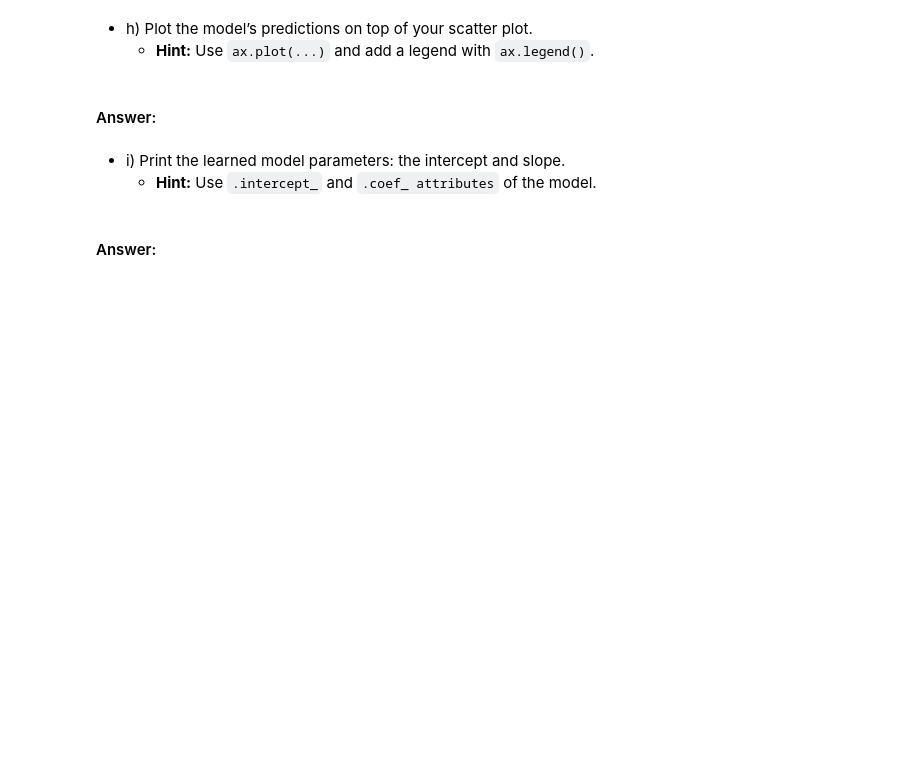
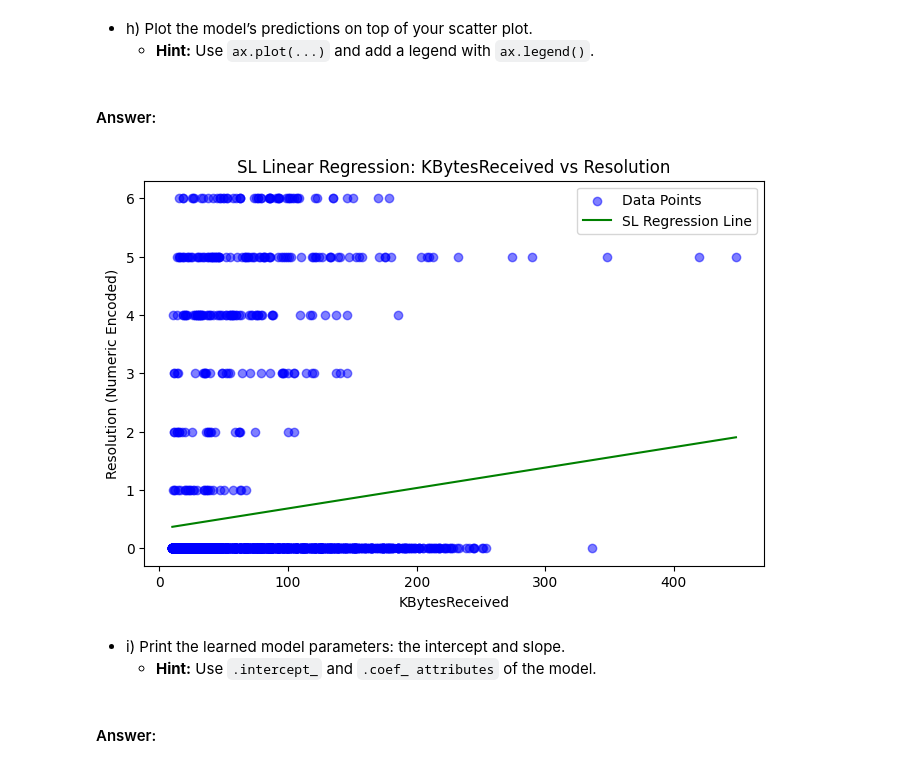
Before and after one commit to tvtrungg/MADRE-SU, a Jupyter notebook: TP1/tp1_regression.ipynb, the cells around one changed output. Drawn from its saved outputs; the diff is of its cells as text; code cells hidden in the pictures; blank space fills up the shorter version.

```diff
--- a/TP1/tp1_regression.ipynb
+++ b/TP1/tp1_regression.ipynb
@@ -608,6 +824,7 @@ We'll use **Ordinary Least Squares (OLS)** — the most common type of linear re
 #### Answer:
 # %%
 ## TODO:
+model = LinearRegression()
 # %% [markdown]
 * f) Fit the model using your full dataset.
     * **Hint:** Use `.fit(...)`.
@@ -615,3 +832,4 @@ We'll use **Ordinary Least Squares (OLS)** — the most common type of linear re
 #### Answer:
 # %%
 ## TODO:
+model.fit(X, y)
@@ -622,6 +842,8 @@ We'll use **Ordinary Least Squares (OLS)** — the most common type of linear re
 #### Answer:
 # %%
 ## TODO:
+x_range = np.linspace(X['KBytesReceived'].min(), X['KBytesReceived'].max(), 100).reshape(-1, 1)  # 2D for predict
+y_pred_range = model.predict(x_range)
 # %% [markdown]
 * h) Plot the model’s predictions on top of your scatter plot.
     * **Hint:** Use `ax.plot(...)` and add a legend with `ax.legend()`.
@@ -629,6 +851,16 @@ We'll use **Ordinary Least Squares (OLS)** — the most common type of linear re
 #### Answer:
 # %%
 ## TODO:
+plt.figure(figsize=(8, 5))
+plt.scatter(X['KBytesReceived'], y, color='blue', alpha=0.5, label='Data Points')  # Scatter từ data
+plt.plot(x_range, y_pred_range, color='green', label='SL Regression Line')  # Line từ predictions
+plt.xlabel("KBytesReceived")
+plt.ylabel("Resolution (Numeric Encoded)")
+plt.title("SL Linear Regression: KBytesReceived vs Resolution")
+plt.legend()
+plt.show()
+# %% [output]
+[figure, added]
 # %% [markdown]
 * i) Print the learned model parameters: the intercept and slope.
     * **Hint:** Use `.intercept_` and `.coef_ attributes` of the model.
```
Also changed, not shown: parts of 20 cells of this notebook, 4 other files.
